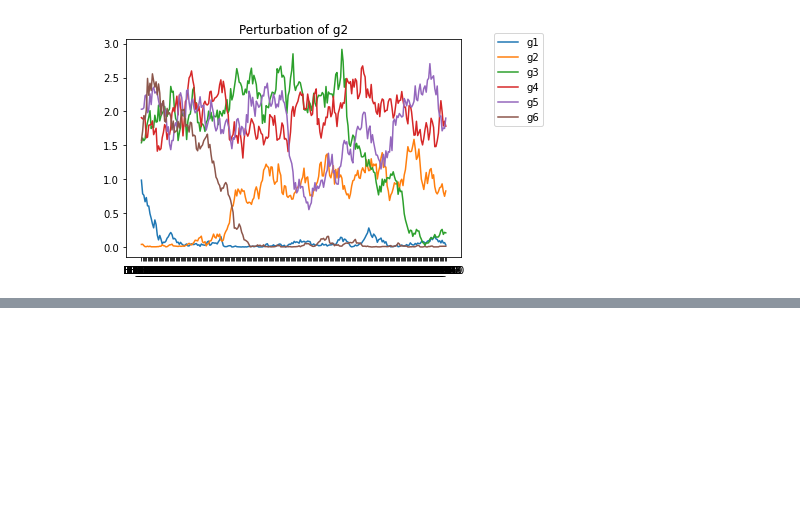
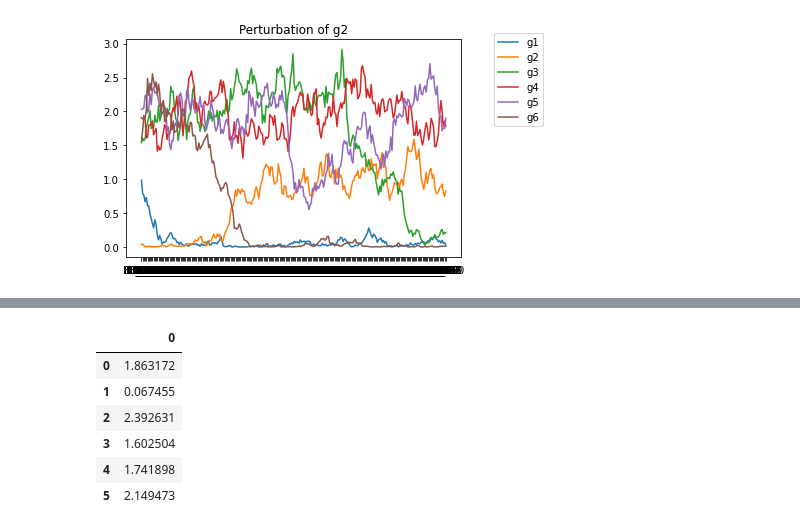
Before and after one commit to Naoto-Yamaguchi/BoolODEwithPerturbation, a Jupyter notebook: perturbation_tutorial.ipynb, the cells around one changed output, grey strips where cells are left out. Saved outputs shown, nothing was run; the diff lists cells and outputs as text; code cells hidden in the pictures; blank space fills up the shorter version.

```diff
--- a/perturbation_tutorial.ipynb
+++ b/perturbation_tutorial.ipynb
@@ -320,0 +334,10 @@ plt.legend(df_per.index, loc=(1.1,0.6))
+# %%
+pd.DataFrame(E[0,2,0,:])
+# %% [output]
+|  | 0 |
+| 0 | 1.863172 |
+| 1 | 0.067455 |
+| 2 | 2.392631 |
+| 3 | 1.602504 |
+| 4 | 1.741898 |
+| 5 | 2.149473 |
```
Also changed, not shown: parts of 2 cells of this notebook.
